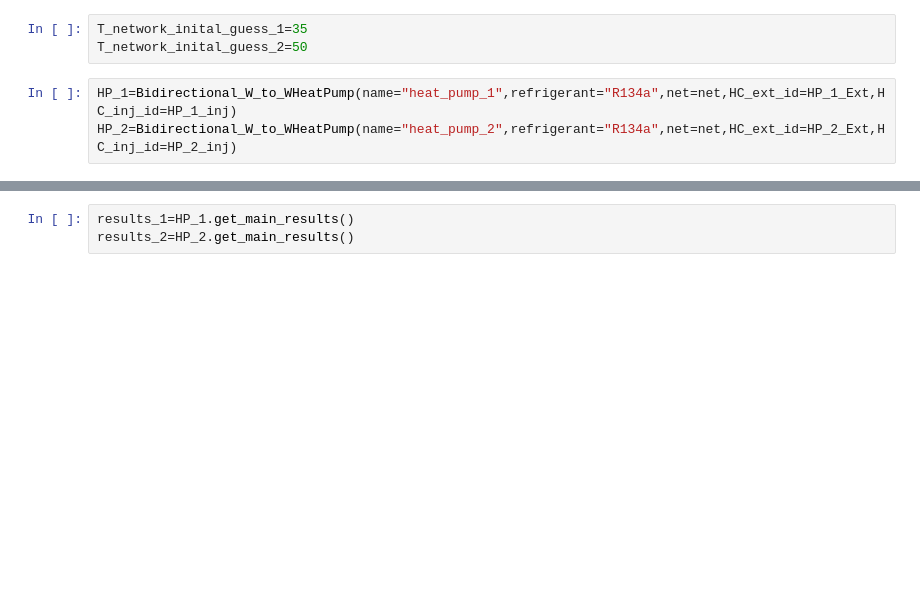
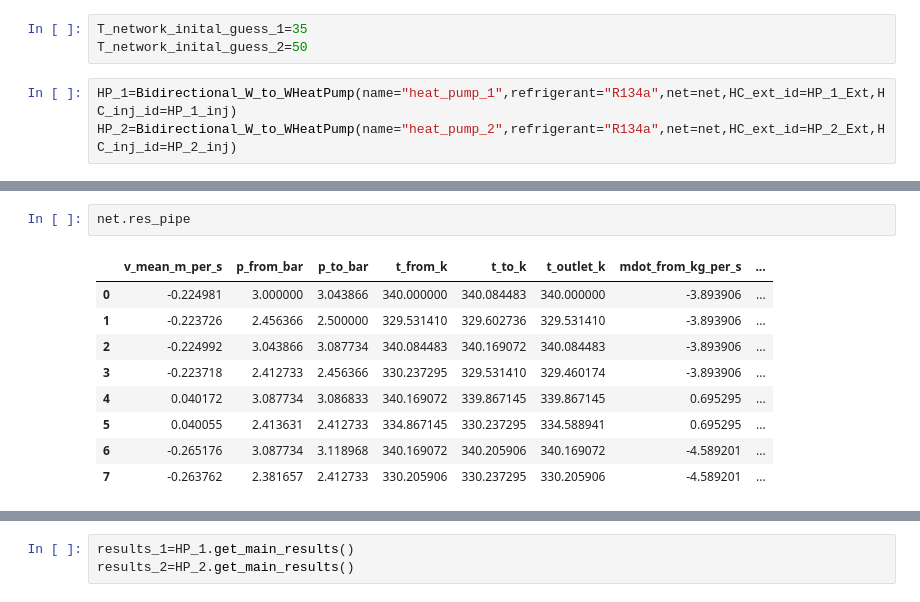
Before and after one commit to SerranoScope/Reduced_simulation, a Jupyter notebook: Heat_pump/Heat_pump copy.ipynb, the cells around one changed output, grey strips where cells are left out. Saved outputs shown, nothing was run; the diff lists cells and outputs as text; blank space fills up the shorter version.

```diff
--- a/Heat_pump/Heat_pump copy.ipynb
+++ b/Heat_pump/Heat_pump copy.ipynb
@@ -339,0 +420,12 @@ net.res_circ_pump_pressure
+# %%
+net.res_pipe
+# %% [output]
+|  | v_mean_m_per_s | p_from_bar | p_to_bar | t_from_k | t_to_k | t_outlet_k | mdot_from_kg_per_s | ... |
+| 0 | -0.224981 | 3.000000 | 3.043866 | 340.000000 | 340.084483 | 340.000000 | -3.893906 | ... |
+| 1 | -0.223726 | 2.456366 | 2.500000 | 329.531410 | 329.602736 | 329.531410 | -3.893906 | ... |
+| 2 | -0.224992 | 3.043866 | 3.087734 | 340.084483 | 340.169072 | 340.084483 | -3.893906 | ... |
+| 3 | -0.223718 | 2.412733 | 2.456366 | 330.237295 | 329.531410 | 329.460174 | -3.893906 | ... |
+| 4 | 0.040172 | 3.087734 | 3.086833 | 340.169072 | 339.867145 | 339.867145 | 0.695295 | ... |
+| 5 | 0.040055 | 2.413631 | 2.412733 | 334.867145 | 330.237295 | 334.588941 | 0.695295 | ... |
+| 6 | -0.265176 | 3.087734 | 3.118968 | 340.169072 | 340.205906 | 340.169072 | -4.589201 | ... |
+| 7 | -0.263762 | 2.381657 | 2.412733 | 330.205906 | 330.237295 | 330.205906 | -4.589201 | ... |
```
Also changed, not shown: parts of 19 cells of this notebook.
